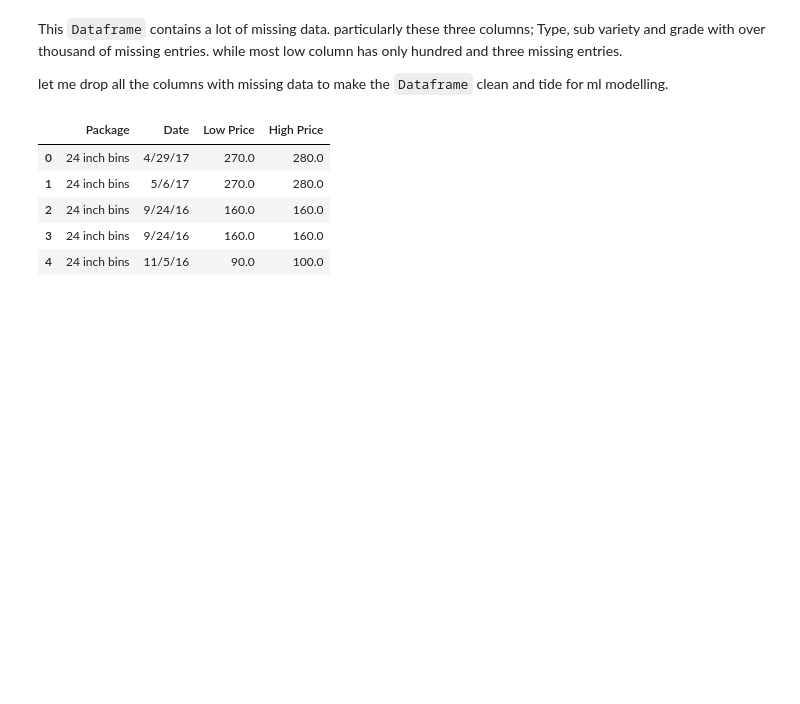
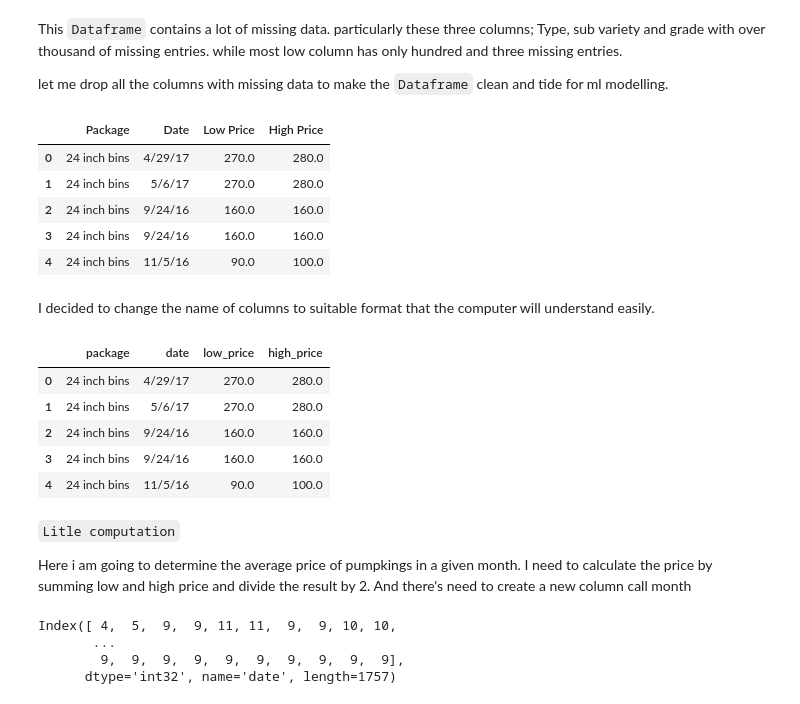
Before and after one commit to HABUDANHAYABK/ArewaDS-Machine-Learning, a Jupyter notebook: Regression/Managing-Data/notebook.ipynb, the cells around one changed output. Cells and saved outputs as stored; diff of their text form; code cells hidden in the pictures; blank space fills up the shorter version.

```diff
--- a/Regression/Managing-Data/notebook.ipynb
+++ b/Regression/Managing-Data/notebook.ipynb
@@ -66,3 +66,29 @@ pumpkins.head()
 | 2 | 24 inch bins | 9/24/16 | 160.0 | 160.0 |
 | 3 | 24 inch bins | 9/24/16 | 160.0 | 160.0 |
 | 4 | 24 inch bins | 11/5/16 | 90.0 | 100.0 |
+# %% [markdown]
+I decided to change the name of columns to suitable format that the computer will understand easily.
+# %%
+pumpkins.columns = pumpkins.columns.str.replace(' ', '_').str.lower()
+
+pumpkins.head()
+# %% [output]
+|  | package | date | low_price | high_price |
+| 0 | 24 inch bins | 4/29/17 | 270.0 | 280.0 |
+| 1 | 24 inch bins | 5/6/17 | 270.0 | 280.0 |
+| 2 | 24 inch bins | 9/24/16 | 160.0 | 160.0 |
+| 3 | 24 inch bins | 9/24/16 | 160.0 | 160.0 |
+| 4 | 24 inch bins | 11/5/16 | 90.0 | 100.0 |
+# %% [markdown]
+`Litle computation`
+
+Here  i am going to determine the average price of pumpkings in a given month. I need to calculate the price by summing low and high price and divide the result by 2. And there's need to create a new column call month
+# %%
+price = ((pumpkins['low_price'] + pumpkins['high_price'])/2)
+month = pd.DatetimeIndex(pumpkins['date']).month
+print(month)
+# %% [output]
+Index([ 4,  5,  9,  9, 11, 11,  9,  9, 10, 10,
+       ...
+        9,  9,  9,  9,  9,  9,  9,  9,  9,  9],
+      dtype='int32', name='date', length=1757)
```
Also changed, not shown: parts of 10 cells of this notebook.
